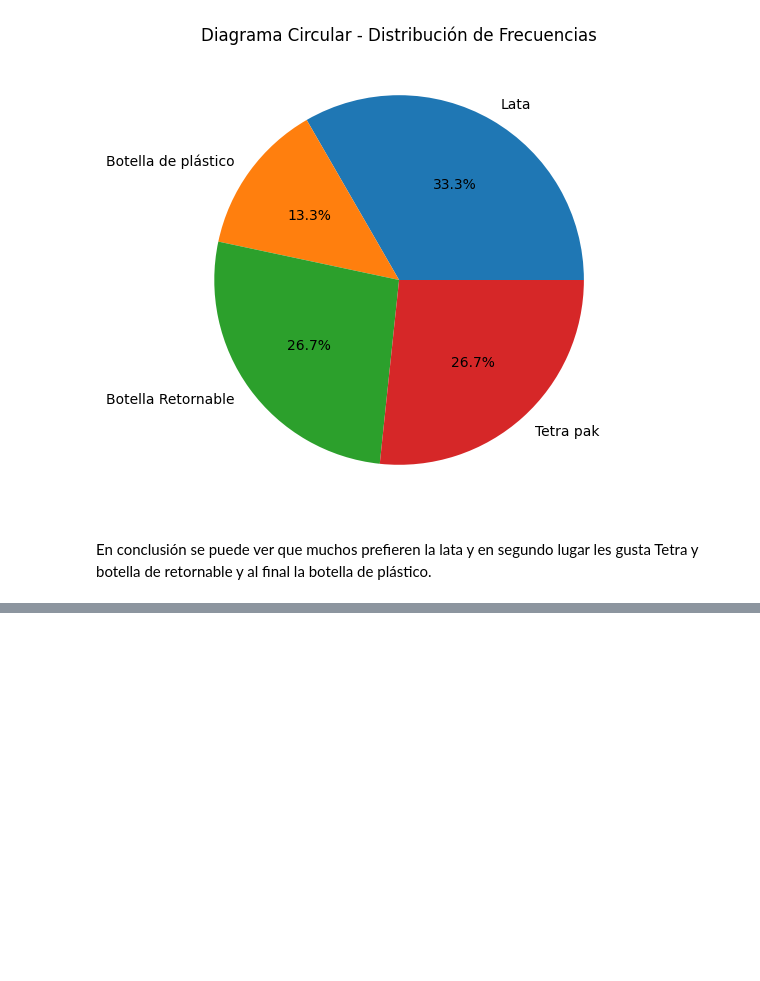
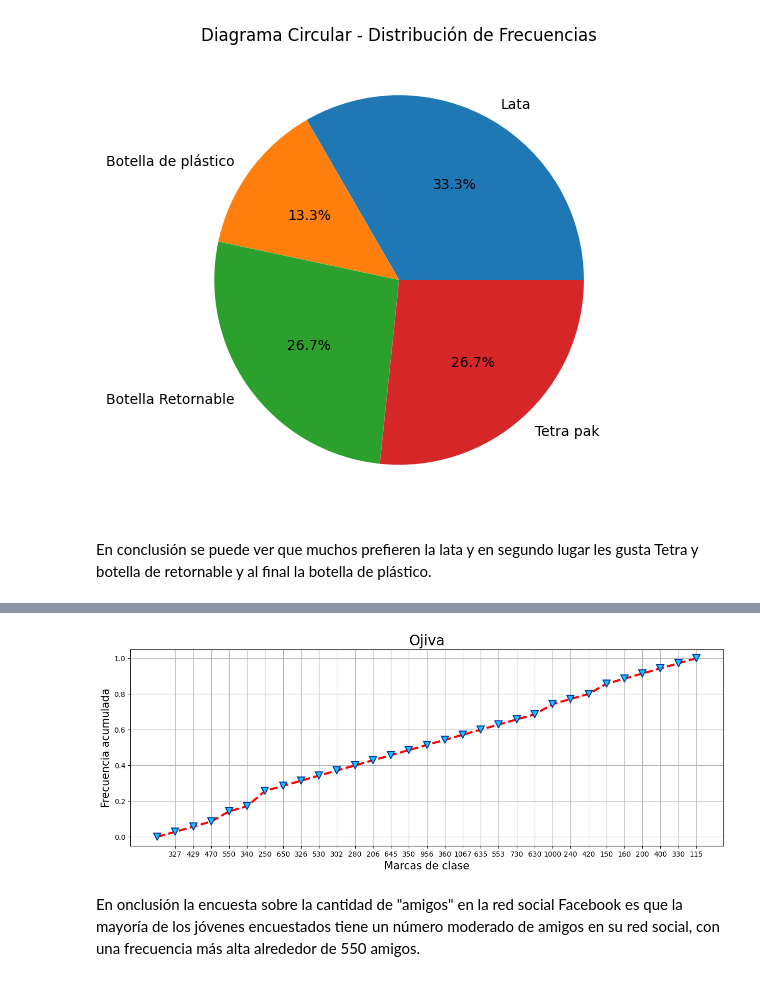
Before and after one commit to Geradan1/T1-Remedial, a Jupyter notebook: Ejercicios.ipynb, the cells around one changed output, grey strips where cells are left out. Cells and saved outputs as stored; diff of their text form; code cells hidden in the pictures; blank space fills up the shorter version.

```diff
--- a/Ejercicios.ipynb
+++ b/Ejercicios.ipynb
@@ -92,0 +171,27 @@ En conclusión se puede ver que muchos prefieren la lata y en segundo lugar les
+# %%
+plt.figure(figsize=(15, 5))  # (Ancho, alto) del gráfico
+
+datos_x = [0] + valores_ref_eje
+datos_y = [0] + facum
+
+# Ojiva
+plt.plot(datos_x, datos_y,
+         linewidth=3,
+         color="#FF0000",  # Color rojo en hexadecimal
+         linestyle="--",
+         marker="v",
+         markersize=10,
+         markerfacecolor="#20BEFF",
+         markeredgecolor="#003DA2",
+         markeredgewidth=1.5)
+
+plt.xticks(valores_ref_eje, marcas_clase, fontsize=10)  # Etiquetar marcas de clase
+plt.xlabel("Marcas de clase", fontsize=15)  # Etiqueta del eje x
+plt.ylabel("Frecuencia acumulada", fontsize=15)  # Etiqueta del eje y
+plt.title("Ojiva", fontsize=20)  # Título
+plt.grid()  # Activar cuadrícula
+plt.show()  # Mostrar gráfico
+# %% [output]
+[figure, added]
+# %% [markdown]
+En onclusión la encuesta sobre la cantidad de "amigos" en la red social Facebook es que la mayoría de los jóvenes encuestados tiene un número moderado de amigos en su red social, con una frecuencia más alta alrededor de 550 amigos.
```
Also changed, not shown: parts of 6 cells of this notebook.
